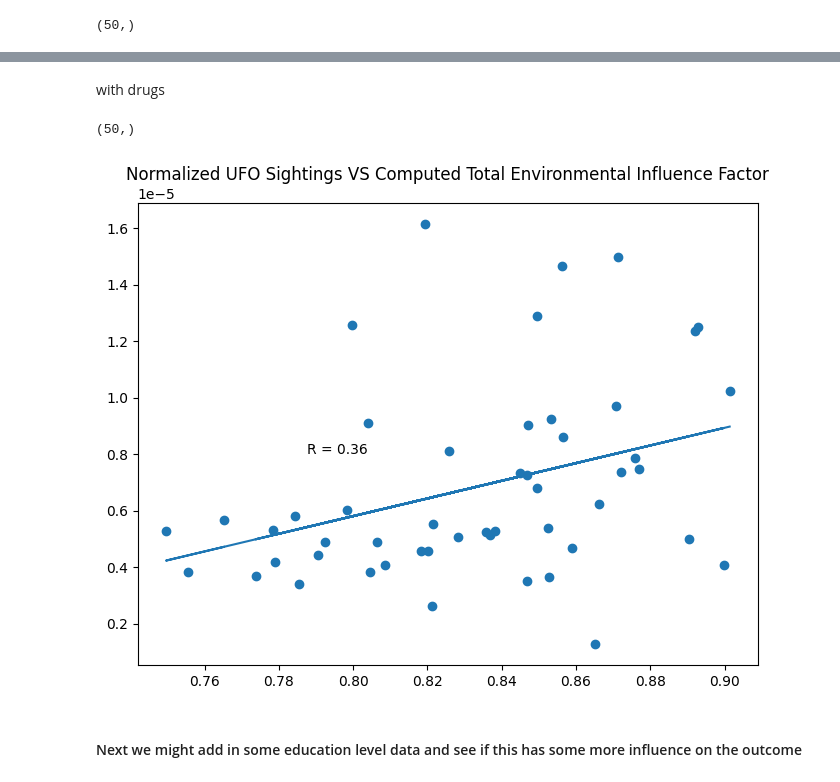
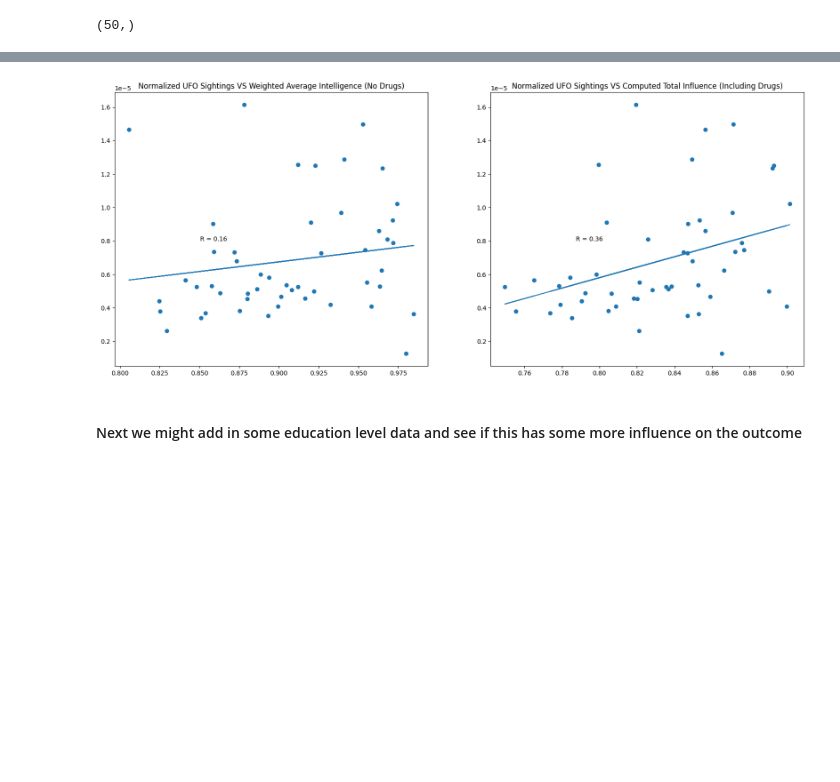
Before and after one commit to codycosta/ENGR201, a Jupyter notebook: weeks-9-10-final-project/project.ipynb, the cells around one changed output, grey strips where cells are left out. Saved outputs shown, nothing was run; the diff lists cells and outputs as text; code cells hidden in the pictures; blank space fills up the shorter version.

Commit message:
more plot formatting

```diff
--- a/weeks-9-10-final-project/project.ipynb
+++ b/weeks-9-10-final-project/project.ipynb
@@ -359,22 +348,24 @@ plt.show()
-# %% [markdown]
-with drugs
-# %%
-ENV_INFLUENCE = (r1 * iq_scores/np.max(iq_scores) - r2 * sat_scores/np.max(sat_scores) + r3 * literacy/np.max(literacy) + r4 * numeracy/np.max(numeracy) + r5 * drug_scores/np.max(drug_scores)) / (r1 - r2 + r3 + r4 + r5)
-ENV_INFLUENCE.shape
-# %% [output]
-(50,)
 # %%
-M, B = np.polyfit(ENV_INFLUENCE, normalized_ufo_sightings, 1)
-R = stats.pearsonr(ENV_INFLUENCE, normalized_ufo_sightings)[0]
+m6, b6 = np.polyfit(WEIGHTED_INTELLIGENCE, normalized_ufo_sightings, 1)
+r6 = stats.pearsonr(WEIGHTED_INTELLIGENCE, normalized_ufo_sightings)[0]
 
-plt.figure(figsize=[8, 6])
-plt.scatter(ENV_INFLUENCE, normalized_ufo_sightings)
-plt.plot(ENV_INFLUENCE, M * ENV_INFLUENCE + B)
-plt.annotate(f'R = {np.round(R, 2)}', (0.25 * np.max(ENV_INFLUENCE) + 0.75 * np.min(ENV_INFLUENCE), 0.8e-5))
-plt.title('Normalized UFO Sightings VS Computed Total Environmental Influence Factor')
+m7, b7 = np.polyfit(ENV_INFLUENCE, normalized_ufo_sightings, 1)
+r7 = stats.pearsonr(ENV_INFLUENCE, normalized_ufo_sightings)[0]
+
+fit, ax = plt.subplots(1, 2, figsize=[20, 8])
+ax[0].scatter(WEIGHTED_INTELLIGENCE, normalized_ufo_sightings)
+ax[0].plot(WEIGHTED_INTELLIGENCE, m6 * WEIGHTED_INTELLIGENCE + b6)
+ax[0].text(0.25 * np.max(WEIGHTED_INTELLIGENCE) + 0.75 * np.min(WEIGHTED_INTELLIGENCE), 0.8e-5, f'R = {np.round(r6, 2)}')
+ax[0].set_title('Normalized UFO Sightings VS Weighted Average Intelligence (No Drugs)')
+
+ax[1].scatter(ENV_INFLUENCE, normalized_ufo_sightings)
+ax[1].plot(ENV_INFLUENCE, m7 * ENV_INFLUENCE + b7)
+ax[1].text(0.25 * np.max(ENV_INFLUENCE) + 0.75 * np.min(ENV_INFLUENCE), 0.8e-5, f'R = {np.round(r7, 2)}')
+ax[1].set_title('Normalized UFO Sightings VS Computed Total Influence (Including Drugs)')
+
 plt.show()
 # %% [output]
-[figure, old version]
+[figure, new version]
 # %% [markdown]
 #### Next we might add in some education level data and see if this has some more influence on the outcome
 # %% [markdown]
```
Also changed, not shown: parts of 3 cells of this notebook.
